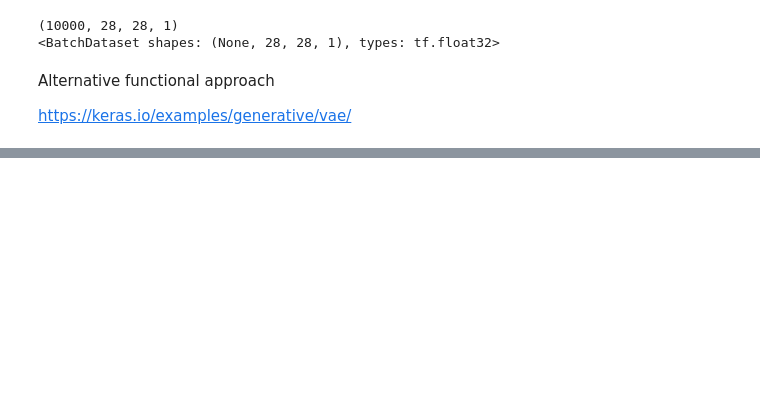
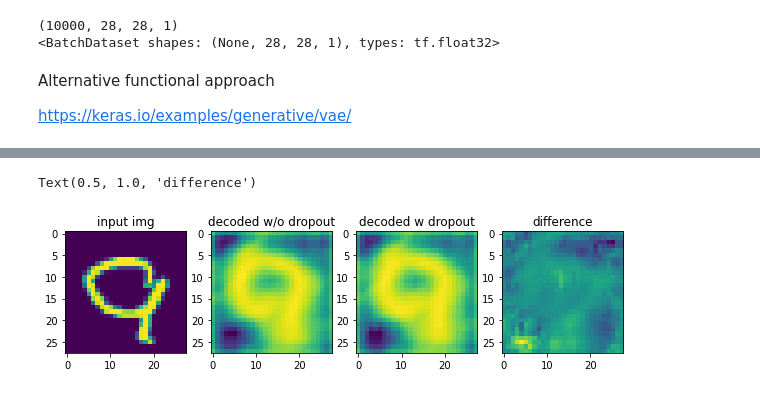
Before and after one commit to AllaVinner/JL-ML, a Jupyter notebook: Autoencoder/lukas_VAE.ipynb, the cells around one changed output, grey strips where cells are left out. Saved outputs shown, nothing was run; the diff lists cells and outputs as text; code cells hidden in the pictures; blank space fills up the shorter version.

```diff
--- a/Autoencoder/lukas_VAE.ipynb
+++ b/Autoencoder/lukas_VAE.ipynb
@@ -291,0 +407,35 @@ generate_images(model, train_dataset)
+# %%
+# pick a single image from out test set
+
+for test_batch in test_dataset.take(1):
+    sample = test_batch[0:1, :, :, :]
+# %%
+# Look at the difference dropout layers cause
+
+plt.figure(figsize=(10, 10))
+
+plt.subplot(1, 4, 1)
+plt.imshow(sample[0, :, :, 0])
+plt.title('input img')
+
+out = model(sample)
+
+plt.subplot(1, 4, 2)
+plt.imshow(out[0, :, :, 0])
+plt.title('decoded w/o dropout')
+
+out_train = model(sample, training=True)
+
+plt.subplot(1, 4, 3)
+plt.imshow(out_train[0, :, :, 0])
+plt.title('decoded w dropout')
+
+plt.subplot(1, 4, 4)
+plt.imshow(out[0, :, :, 0] - out_train[0, :, :, 0])
+plt.title('difference')
+
+# Difference is not zero, we're actually getting a different image when we are using dropout,
+# since some nodes weights are disabled
+# %% [output]
+Text(0.5, 1.0, 'difference')
+[figure, added]
```
Also changed, not shown: parts of 11 cells of this notebook.
